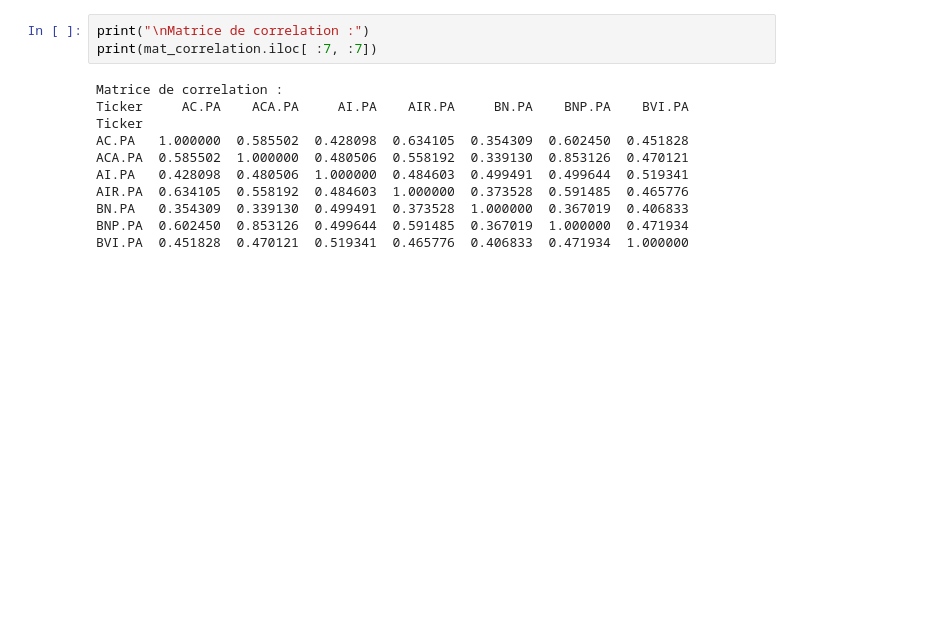
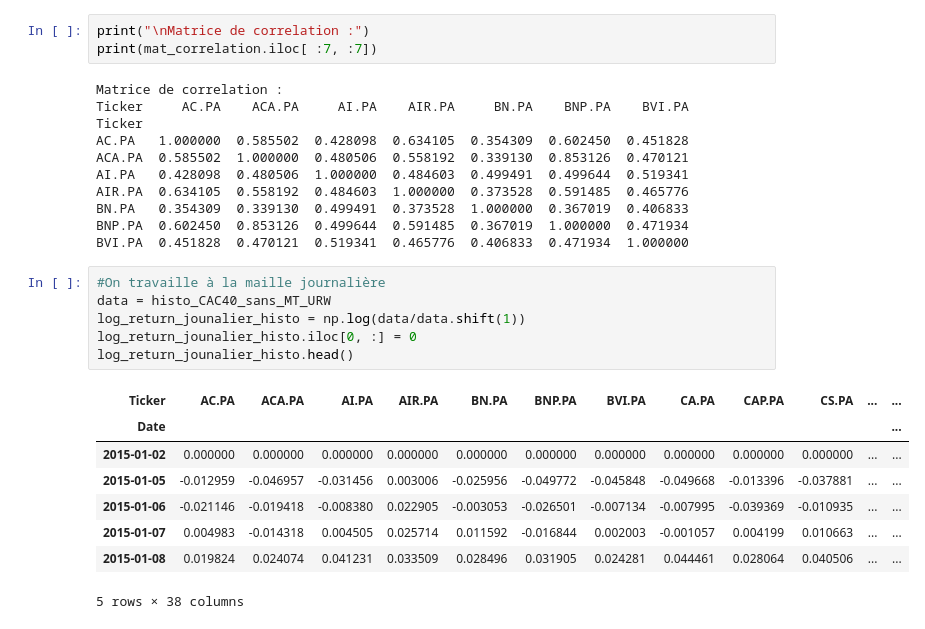
Before and after one commit to ZeBaoB/Cutting-edge_AssetTool-, a Jupyter notebook: Cutting edge 1.ipynb, the cells around one changed output. Saved outputs shown, nothing was run; the diff lists cells and outputs as text; blank space fills up the shorter version.

```diff
--- a/Cutting edge 1.ipynb
+++ b/Cutting edge 1.ipynb
@@ -140,3 +140,18 @@ AIR.PA  0.634105  0.558192  0.484603  1.000000  0.373528  0.591485  0.465776
 BN.PA   0.354309  0.339130  0.499491  0.373528  1.000000  0.367019  0.406833
 BNP.PA  0.602450  0.853126  0.499644  0.591485  0.367019  1.000000  0.471934
 BVI.PA  0.451828  0.470121  0.519341  0.465776  0.406833  0.471934  1.000000
+# %%
+#On travaille à la maille journalière
+data = histo_CAC40_sans_MT_URW
+log_return_jounalier_histo = np.log(data/data.shift(1))
+log_return_jounalier_histo.iloc[0, :] = 0
+log_return_jounalier_histo.head()
+# %% [output]
+| Ticker | AC.PA | ACA.PA | AI.PA | AIR.PA | BN.PA | BNP.PA | BVI.PA | CA.PA | CAP.PA | CS.PA | ... | ... |
+| Date |  |  |  |  |  |  |  |  |  |  |  | ... |
+| 2015-01-02 | 0.000000 | 0.000000 | 0.000000 | 0.000000 | 0.000000 | 0.000000 | 0.000000 | 0.000000 | 0.000000 | 0.000000 | ... | ... |
+| 2015-01-05 | -0.012959 | -0.046957 | -0.031456 | 0.003006 | -0.025956 | -0.049772 | -0.045848 | -0.049668 | -0.013396 | -0.037881 | ... | ... |
+| 2015-01-06 | -0.021146 | -0.019418 | -0.008380 | 0.022905 | -0.003053 | -0.026501 | -0.007134 | -0.007995 | -0.039369 | -0.010935 | ... | ... |
+| 2015-01-07 | 0.004983 | -0.014318 | 0.004505 | 0.025714 | 0.011592 | -0.016844 | 0.002003 | -0.001057 | 0.004199 | 0.010663 | ... | ... |
+| 2015-01-08 | 0.019824 | 0.024074 | 0.041231 | 0.033509 | 0.028496 | 0.031905 | 0.024281 | 0.044461 | 0.028064 | 0.040506 | ... | ... |
+5 rows × 38 columns
```
Also changed, not shown: parts of 5 cells of this notebook.
